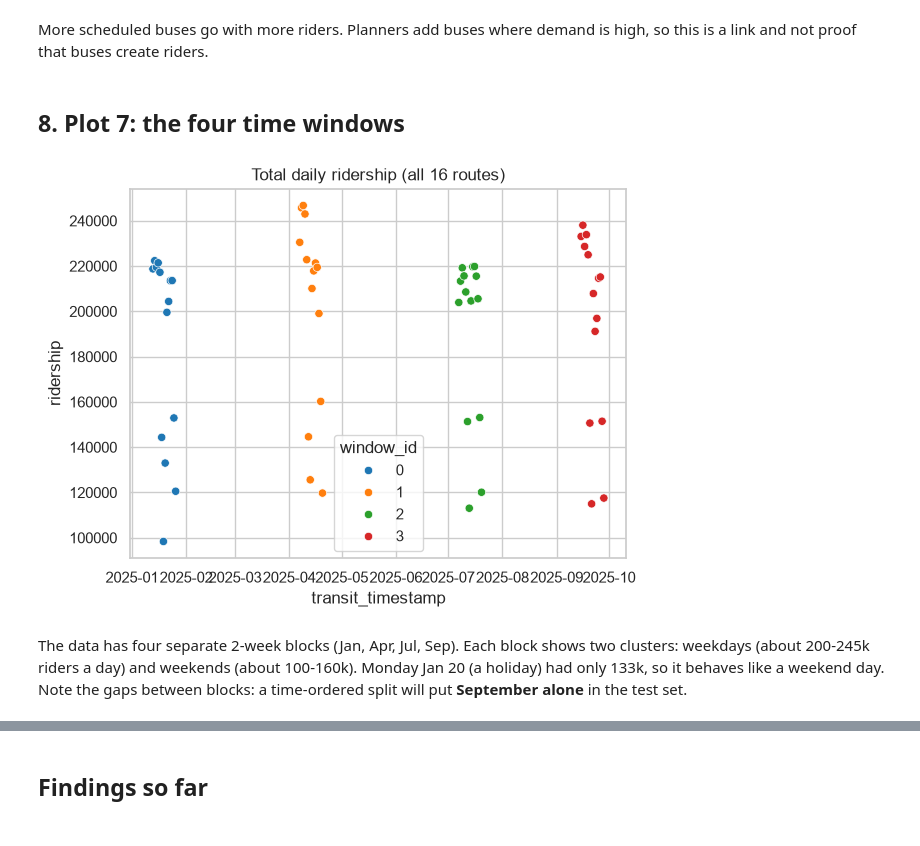
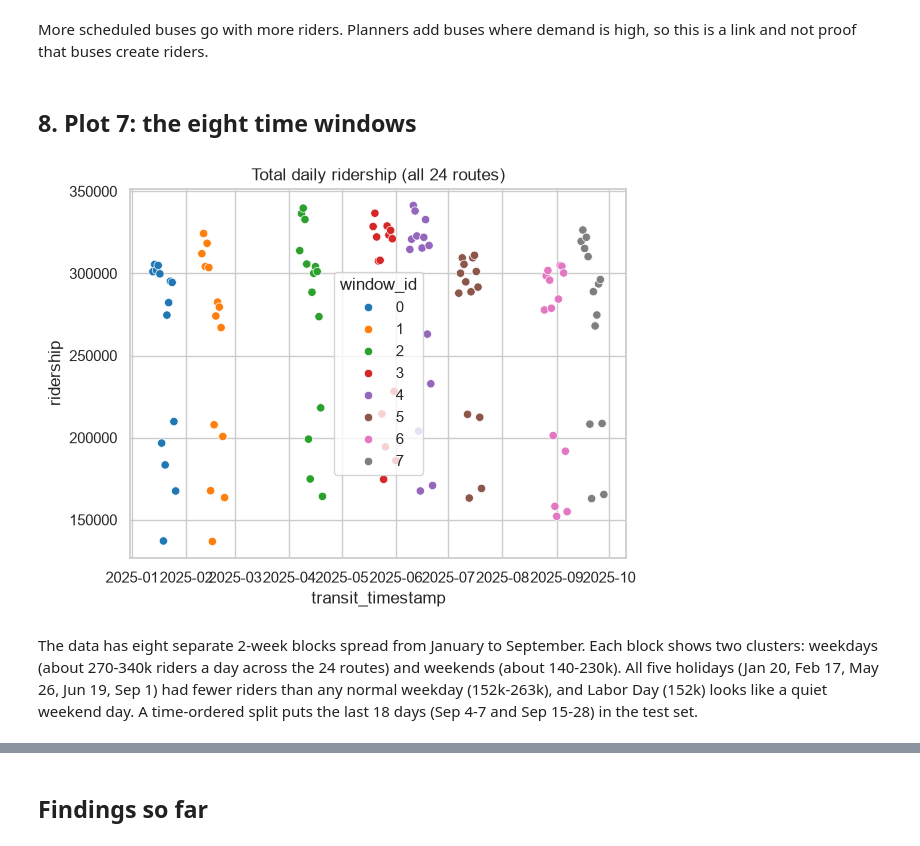
Before and after one commit to ayanmirza99/ML-Project, a Jupyter notebook: notebooks/01_eda.ipynb, the cells around one changed output, grey strips where cells are left out. Drawn from its saved outputs; the diff is of its cells as text; code cells hidden in the pictures.

```diff
--- a/notebooks/01_eda.ipynb
+++ b/notebooks/01_eda.ipynb
@@ -172,15 +172,15 @@ plt.show()
 # %% [markdown]
 More scheduled buses go with more riders. Planners add buses where demand is high, so this is a link and not proof that buses create riders.
 # %% [markdown]
-## 8. Plot 7: the four time windows
+## 8. Plot 7: the eight time windows
 # %%
 daily = df.groupby([df["transit_timestamp"].dt.date, "window_id"])["ridership"].sum().reset_index()
 daily["transit_timestamp"] = pd.to_datetime(daily["transit_timestamp"])
 sns.scatterplot(data=daily, x="transit_timestamp", y="ridership", hue="window_id", palette="tab10")
-plt.title("Total daily ridership (all 16 routes)")
+plt.title("Total daily ridership (all 24 routes)")
 plt.savefig("../figures/07_daily_total.png", dpi=150, bbox_inches="tight")
 plt.show()
 # %% [output]
-[figure, old version]
+[figure, new version]
 # %% [markdown]
-The data has four separate 2-week blocks (Jan, Apr, Jul, Sep). Each block shows two clusters: weekdays (about 200-245k riders a day) and weekends (about 100-160k). Monday Jan 20 (a holiday) had only 133k, so it behaves like a weekend day. Note the gaps between blocks: a time-ordered split will put **September alone** in the test set.
+The data has eight separate 2-week blocks spread from January to September. Each block shows two clusters: weekdays (about 270-340k riders a day across the 24 routes) and weekends (about 140-230k). All five holidays (Jan 20, Feb 17, May 26, Jun 19, Sep 1) had fewer riders than any normal weekday (152k-263k), and Labor Day (152k) looks like a quiet weekend day. A time-ordered split puts the last 18 days (Sep 4-7 and Sep 15-28) in the test set.
```
Also changed, not shown: parts of 17 cells of this notebook, 45 other files.
